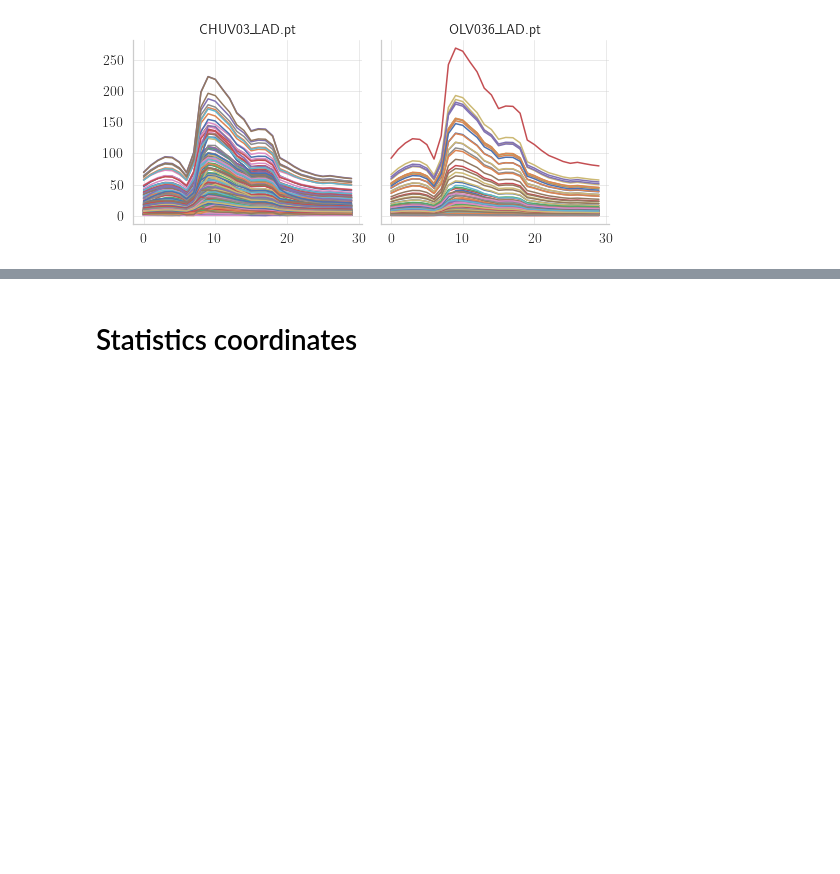
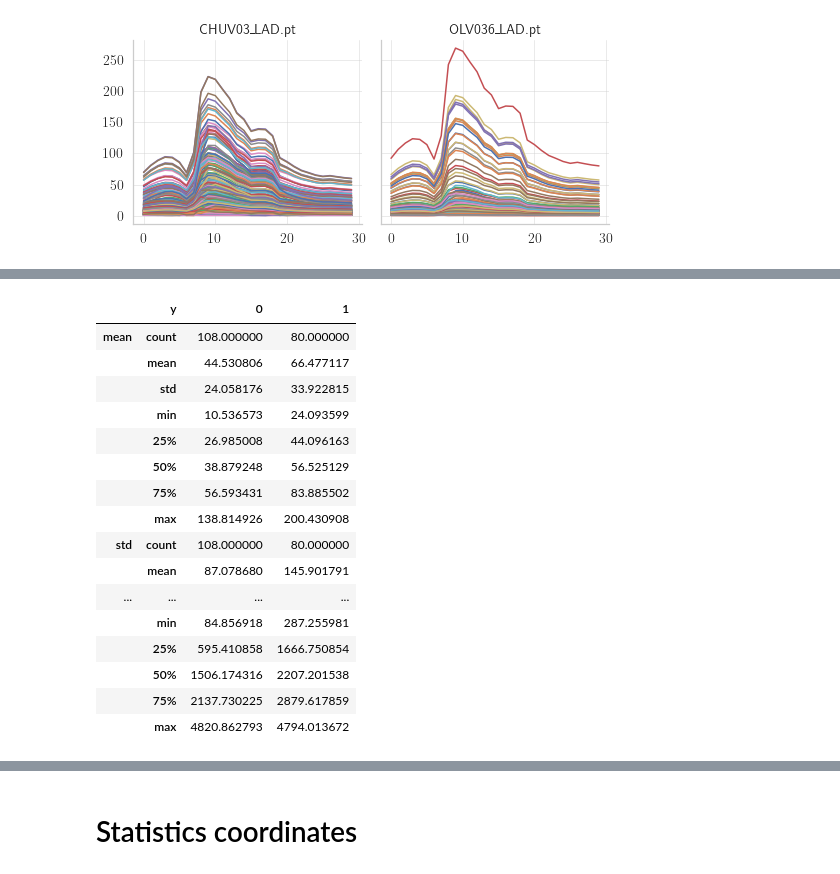
Before and after one commit to matthiaszeller/GNN-MI, a Jupyter notebook: notebook/1-Data-exploration.ipynb, the cells around one changed output, grey strips where cells are left out. Saved outputs shown, nothing was run; the diff lists cells and outputs as text; code cells hidden in the pictures; blank space fills up the shorter version.

```diff
--- a/notebook/1-Data-exploration.ipynb
+++ b/notebook/1-Data-exploration.ipynb
@@ -457,0 +517,20 @@ process_figure('figs/wss_visualization_outliers.pdf')
+# %%
+df.groupby('y')[['mean', 'std', 'min', 'max']].describe().T
+# %% [output]
+|  | y | 0 | 1 |
+| mean | count | 108.000000 | 80.000000 |
+|  | mean | 44.530806 | 66.477117 |
+|  | std | 24.058176 | 33.922815 |
+|  | min | 10.536573 | 24.093599 |
+|  | 25% | 26.985008 | 44.096163 |
+|  | 50% | 38.879248 | 56.525129 |
+|  | 75% | 56.593431 | 83.885502 |
+|  | max | 138.814926 | 200.430908 |
+| std | count | 108.000000 | 80.000000 |
+|  | mean | 87.078680 | 145.901791 |
+| ... | ... | ... | ... |
+|  | min | 84.856918 | 287.255981 |
+|  | 25% | 595.410858 | 1666.750854 |
+|  | 50% | 1506.174316 | 2207.201538 |
+|  | 75% | 2137.730225 | 2879.617859 |
+|  | max | 4820.862793 | 4794.013672 |
```
Also changed, not shown: parts of 11 cells of this notebook, 3 other files.
